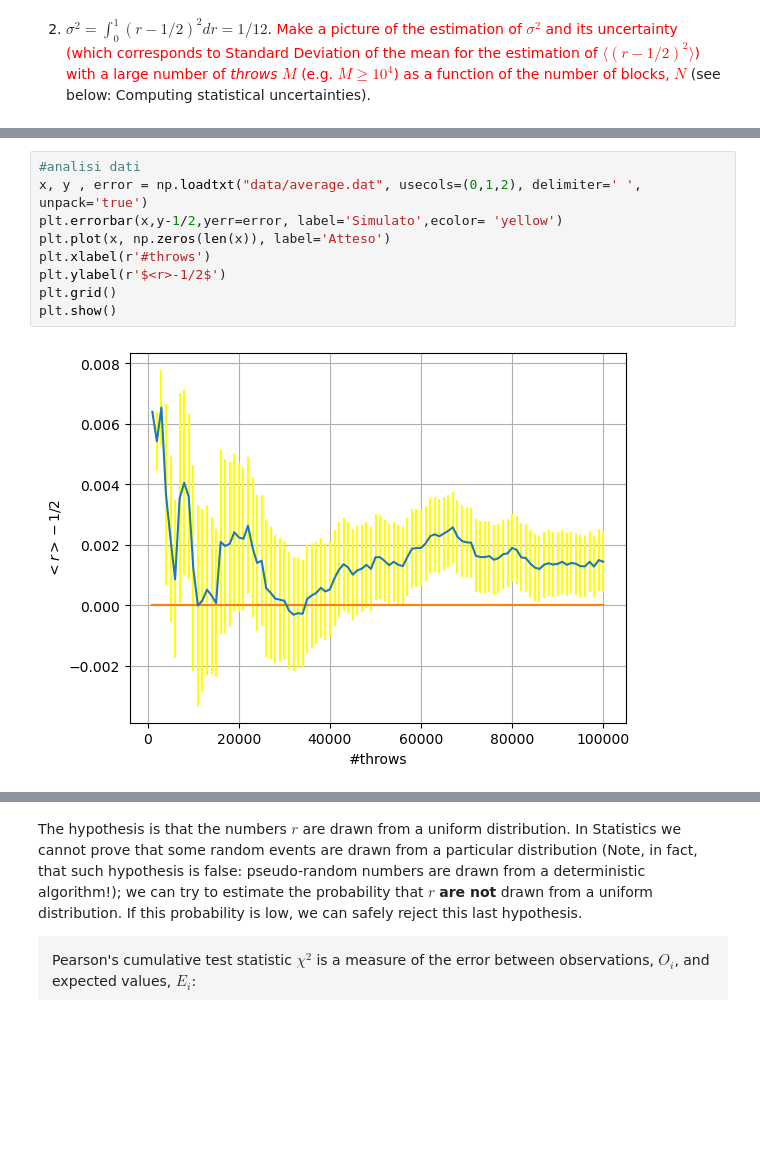
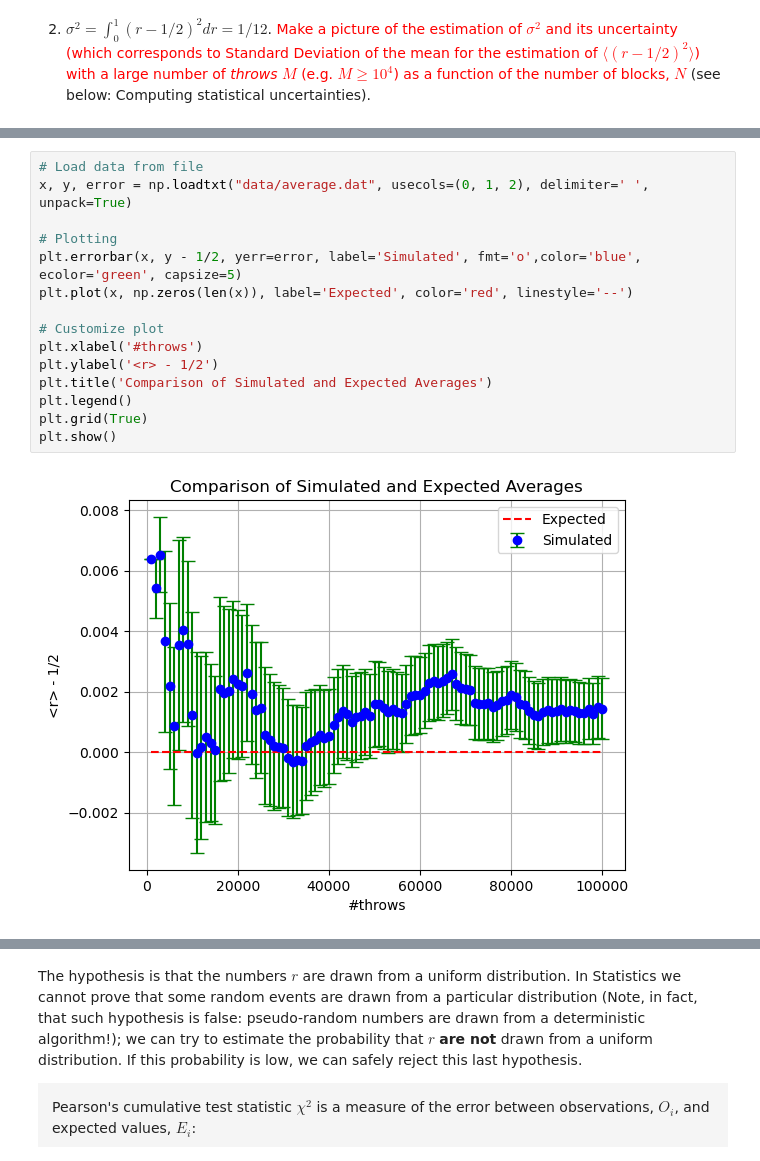
Before and after one commit to JiahaoMiao/LSN, a Jupyter notebook: Lezione_1/LSN_Exercises_01.ipynb, the cells around one changed output, grey strips where cells are left out. Saved outputs shown, nothing was run; the diff lists cells and outputs as text; blank space fills up the shorter version.

```diff
--- a/Lezione_1/LSN_Exercises_01.ipynb
+++ b/Lezione_1/LSN_Exercises_01.ipynb
@@ -98,12 +122,18 @@ plt.show()
 # %%
-#analisi dati
-x, y , error = np.loadtxt("data/average.dat", usecols=(0,1,2), delimiter=' ', unpack='true')
-plt.errorbar(x,y-1/2,yerr=error, label='Simulato',ecolor= 'yellow')
-plt.plot(x, np.zeros(len(x)), label='Atteso')
-plt.xlabel(r'#throws')
-plt.ylabel(r'$<r>-1/2$')
-plt.grid()
+# Load data from file
+x, y, error = np.loadtxt("data/average.dat", usecols=(0, 1, 2), delimiter=' ', unpack=True)
+
+# Plotting
+plt.errorbar(x, y - 1/2, yerr=error, label='Simulated', fmt='o',color='blue', ecolor='green', capsize=5)
+plt.plot(x, np.zeros(len(x)), label='Expected', color='red', linestyle='--')
+
+# Customize plot
+plt.xlabel('#throws')
+plt.ylabel('<r> - 1/2')
+plt.title('Comparison of Simulated and Expected Averages')
+plt.legend()
+plt.grid(True)
 plt.show()
 # %% [output]
-[figure, old version]
+[figure, new version]
 # %%
```
Also changed, not shown: parts of 19 cells of this notebook.
